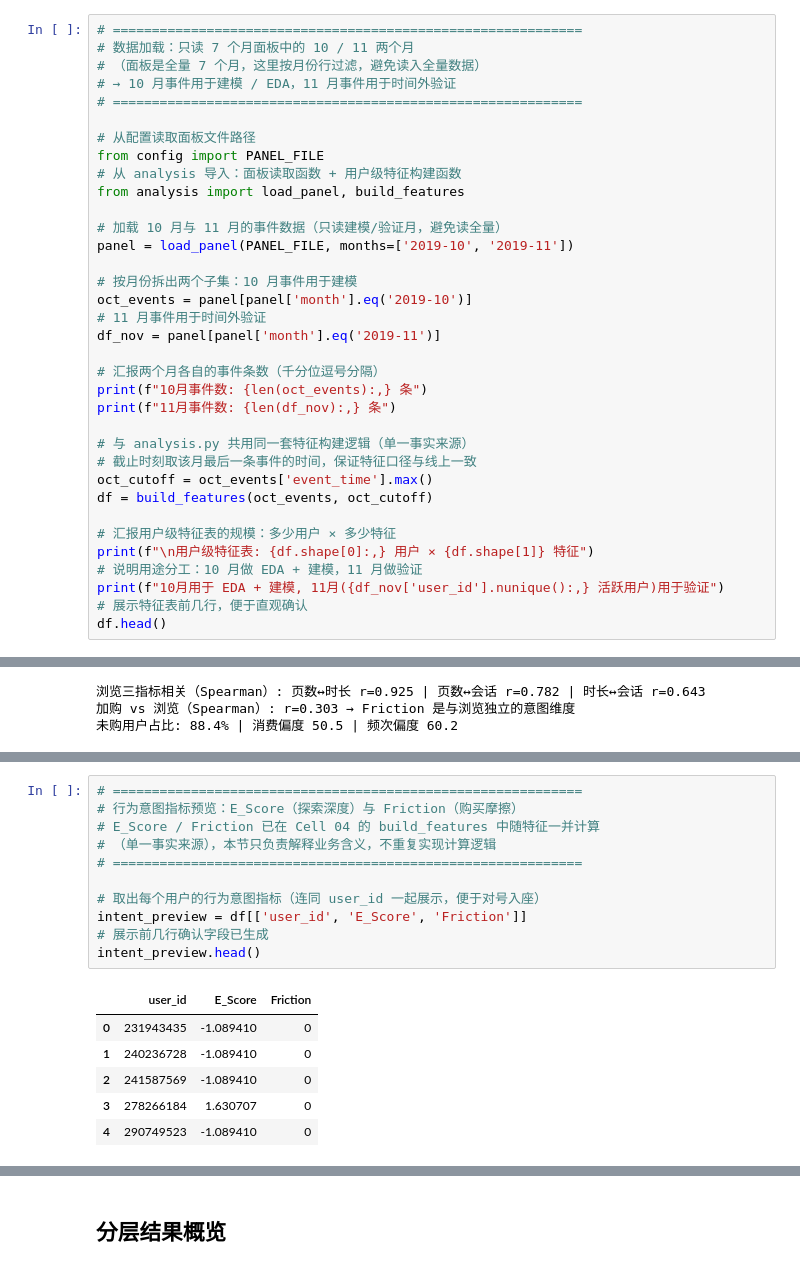
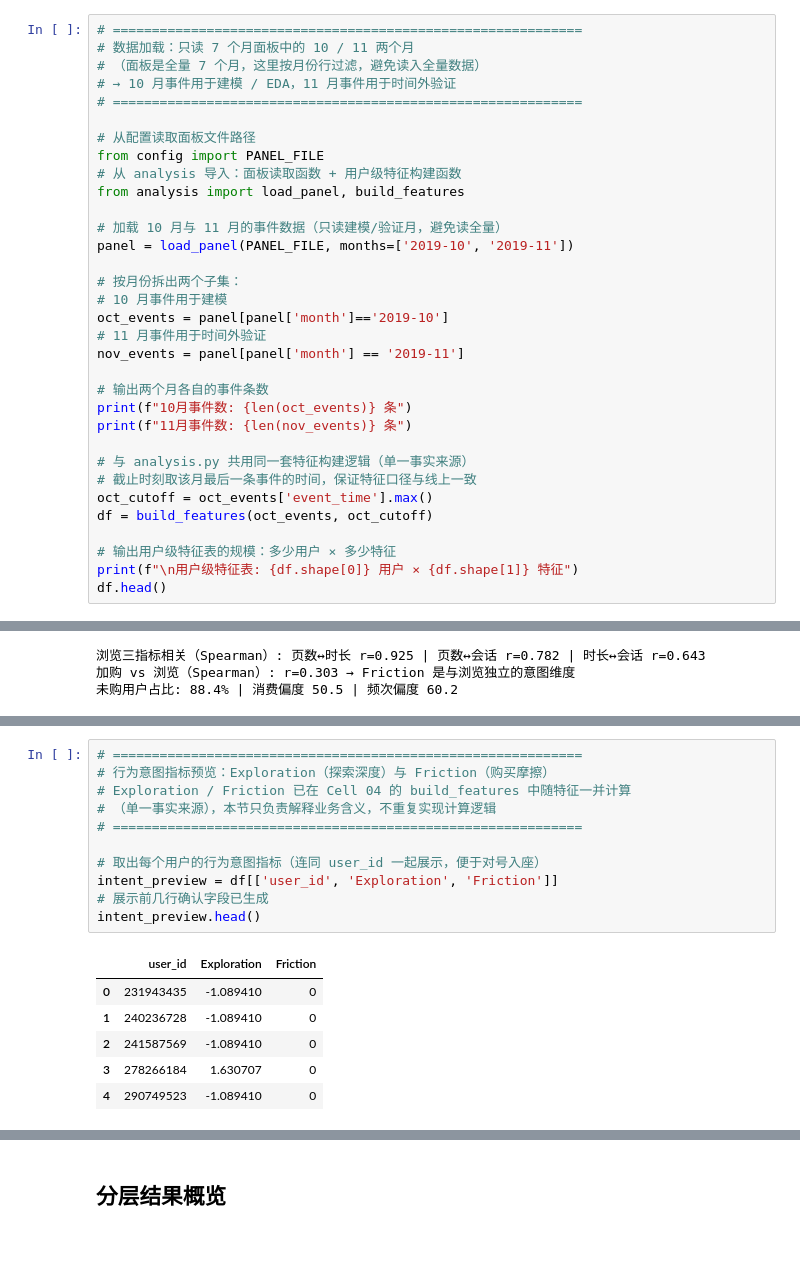
Before and after one commit to DX39069043/RFM-behavior-segmentation, a Jupyter notebook: main.ipynb, the cells around one changed output, grey strips where cells are left out. Drawn from its saved outputs; the diff is of its cells as text.

```diff
--- a/main.ipynb
+++ b/main.ipynb
@@ -94,24 +89,22 @@ from analysis import load_panel, build_features
 # 加载 10 月与 11 月的事件数据（只读建模/验证月，避免读全量）
 panel = load_panel(PANEL_FILE, months=['2019-10', '2019-11'])
 
-# 按月份拆出两个子集：10 月事件用于建模
-oct_events = panel[panel['month'].eq('2019-10')]
+# 按月份拆出两个子集：
+# 10 月事件用于建模
+oct_events = panel[panel['month']=='2019-10']
 # 11 月事件用于时间外验证
-df_nov = panel[panel['month'].eq('2019-11')]
+nov_events = panel[panel['month'] == '2019-11']
 
-# 汇报两个月各自的事件条数（千分位逗号分隔）
-print(f"10月事件数: {len(oct_events):,} 条")
-print(f"11月事件数: {len(df_nov):,} 条")
+# 输出两个月各自的事件条数
+print(f"10月事件数: {len(oct_events)} 条")
+print(f"11月事件数: {len(nov_events)} 条")
 
 # 与 analysis.py 共用同一套特征构建逻辑（单一事实来源）
 # 截止时刻取该月最后一条事件的时间，保证特征口径与线上一致
 oct_cutoff = oct_events['event_time'].max()
 df = build_features(oct_events, oct_cutoff)
 
-# 汇报用户级特征表的规模：多少用户 × 多少特征
-print(f"\n用户级特征表: {df.shape[0]:,} 用户 × {df.shape[1]} 特征")
-# 说明用途分工：10 月做 EDA + 建模，11 月做验证
-print(f"10月用于 EDA + 建模, 11月({df_nov['user_id'].nunique():,} 活跃用户)用于验证")
-# 展示特征表前几行，便于直观确认
+# 输出用户级特征表的规模：多少用户 × 多少特征
+print(f"\n用户级特征表: {df.shape[0]} 用户 × {df.shape[1]} 特征")
 df.head()
 # %% [output]
@@ -395,17 +379,17 @@ print(f'未购用户占比: {no_purchase_share:.1%} | 消费偏度 {spend_skew:.
 > 本节只解释这三个指标的业务定义，不重复实现计算；下方仅预览这两列的结果。
 # %%
 # ============================================================
-# 行为意图指标预览：E_Score（探索深度）与 Friction（购买摩擦）
-# E_Score / Friction 已在 Cell 04 的 build_features 中随特征一并计算
+# 行为意图指标预览：Exploration（探索深度）与 Friction（购买摩擦）
+# Exploration / Friction 已在 Cell 04 的 build_features 中随特征一并计算
 # （单一事实来源），本节只负责解释业务含义，不重复实现计算逻辑
 # ============================================================
 
 # 取出每个用户的行为意图指标（连同 user_id 一起展示，便于对号入座）
-intent_preview = df[['user_id', 'E_Score', 'Friction']]
+intent_preview = df[['user_id', 'Exploration', 'Friction']]
 # 展示前几行确认字段已生成
 intent_preview.head()
 # %% [output]
-|  | user_id | E_Score | Friction |
+|  | user_id | Exploration | Friction |
 | 0 | 231943435 | -1.089410 | 0 |
 | 1 | 240236728 | -1.089410 | 0 |
 | 2 | 241587569 | -1.089410 | 0 |
```
Also changed, not shown: parts of 12 cells of this notebook, 5 other files.
